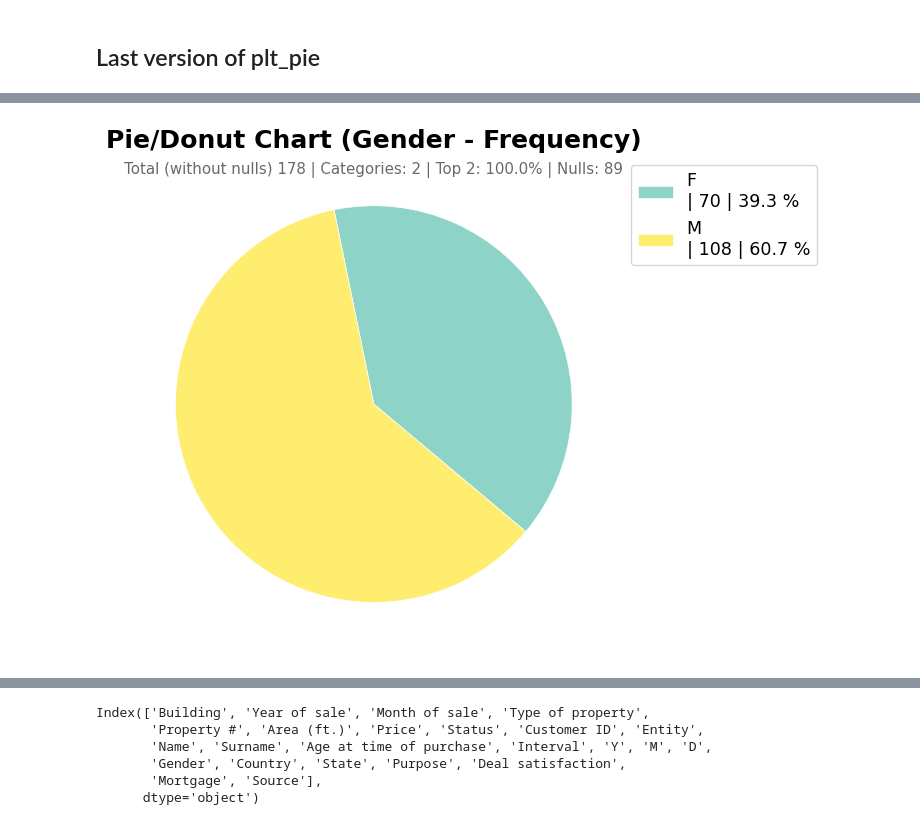
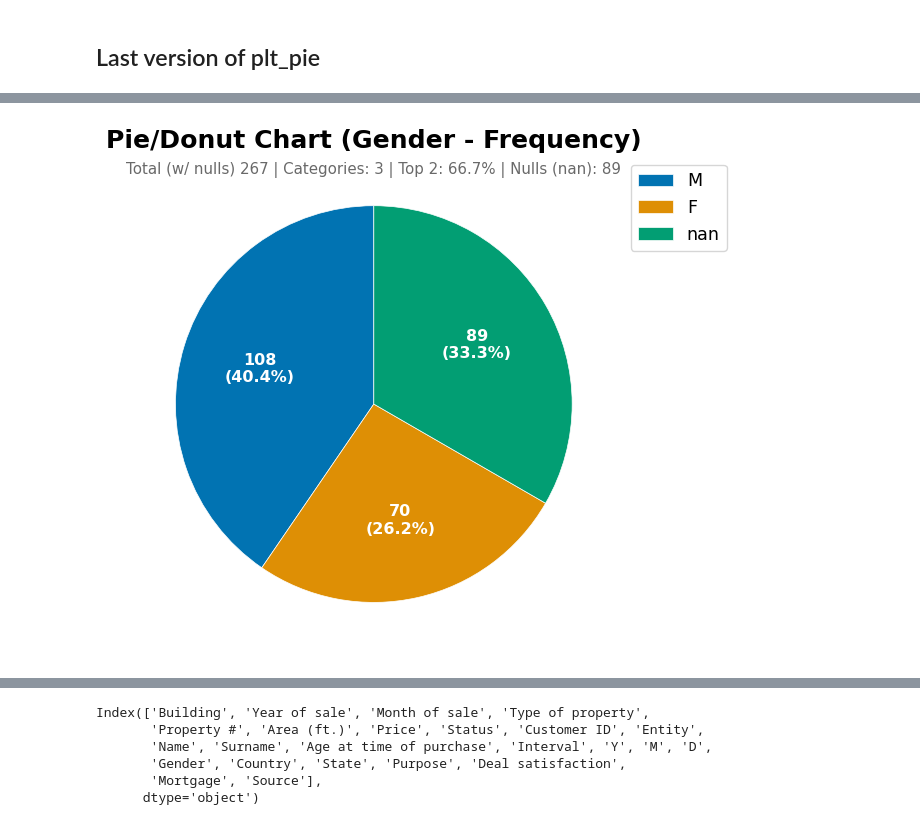
Before and after one commit to jmonti-gh/jm_datascience, a Jupyter notebook: test_jm/plt_pie.ipynb, the cells around one changed output, grey strips where cells are left out. Drawn from its saved outputs; the diff is of its cells as text; code cells hidden in the pictures.

```diff
--- a/test_jm/plt_pie.ipynb
+++ b/test_jm/plt_pie.ipynb
@@ -470,7 +470,7 @@ def plt_pie4(
     kind: Optional[str] = 'pie',
     label_place: Optional[str] = 'ext',
     palette: Optional[list] = 'colorblind',
-    startangle: Optional[float] = -40,
+    startangle: Optional[float] = 90,
     pct_decimals: Optional[int] = 1,
     label_rotate: Optional[float] = 0,
     legends: Optional[list] = None,
@@ -547,13 +547,13 @@ def plt_pie4(
     # As sr.index build the legends: si quiero cambiar las legends tendré que ver cómo modifico este sr.index
 
     # Handling of nans since they are presented in the subtitle, whether or not they appear in the graph
-    total_label = "Total (with nulls)"              # Default total_label to be presented in subtitle
+    total_label = "Total (w/ nulls)"              # Default total_label to be presented in subtitle
 
     if pd.isna(sr.index).any():
         n_nans = sr[np.nan]
         if dropna:                                  # No NaNs in the graph
             sr = sr.drop(np.nan, errors='ignore')   # Drop NaN row from the DataFrame
-            total_label = "Total (without nulls)"
+            total_label = "Total (wo/ nulls)"
     else:
         n_nans = 0
 
@@ -679,7 +679,7 @@ def plt_pie4(
     n_categories = len(sr)                  # len(categories)
     top_2_pct = (sr.head(2).sum() / total_items * 100) if n_categories >= 3 else (sr.sum() / total_items * 100)
 
-    subtitle = f"{total_label} {total_items:,} | Categories: {n_categories} | Top 2: {top_2_pct:.1f}% | Nulls: {n_nans}"
+    subtitle = f"{total_label} {total_items:,} | Categories: {n_categories} | Top 2: {top_2_pct:.1f}% | Nulls (nan): {n_nans}"
 
     # Set the title and subtitle
     ax.set_title(title, fontdict={'size': title_size, 'weight': 'bold'})
@@ -697,4 +709,4 @@ fig = plt_pie4(svc, scale=4, dropna=True, label_place='aside', order='ix_asc', p
 # %%
-fig = plt_pie4(df['Gender'], value_counts=True, scale=4, dropna=True, label_place='aside', order='ix_asc', palette='set3', legends=['Female', 'Male'])
+fig = plt_pie4(df['Gender'], value_counts=True, scale=4, dropna=False, label_place='int', order='ix_desc')
 # %% [output]
-[figure, old version]
+[figure, new version]
```
Also changed, not shown: parts of 2 cells of this notebook, 1 other file.
